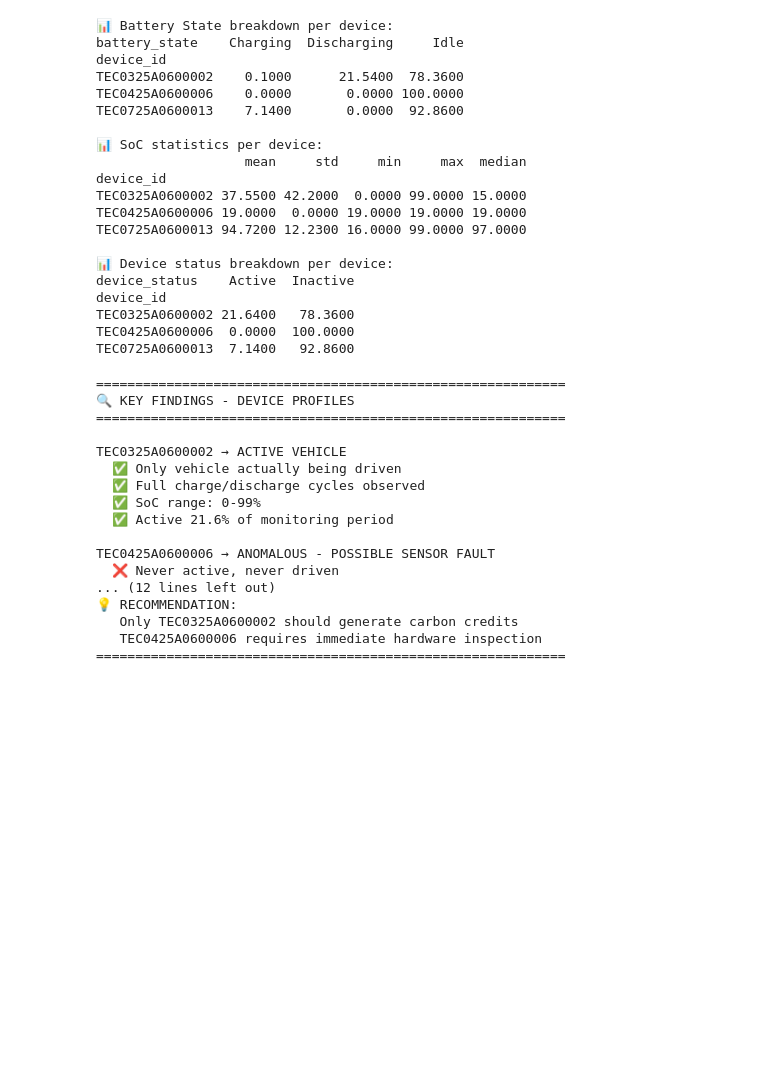
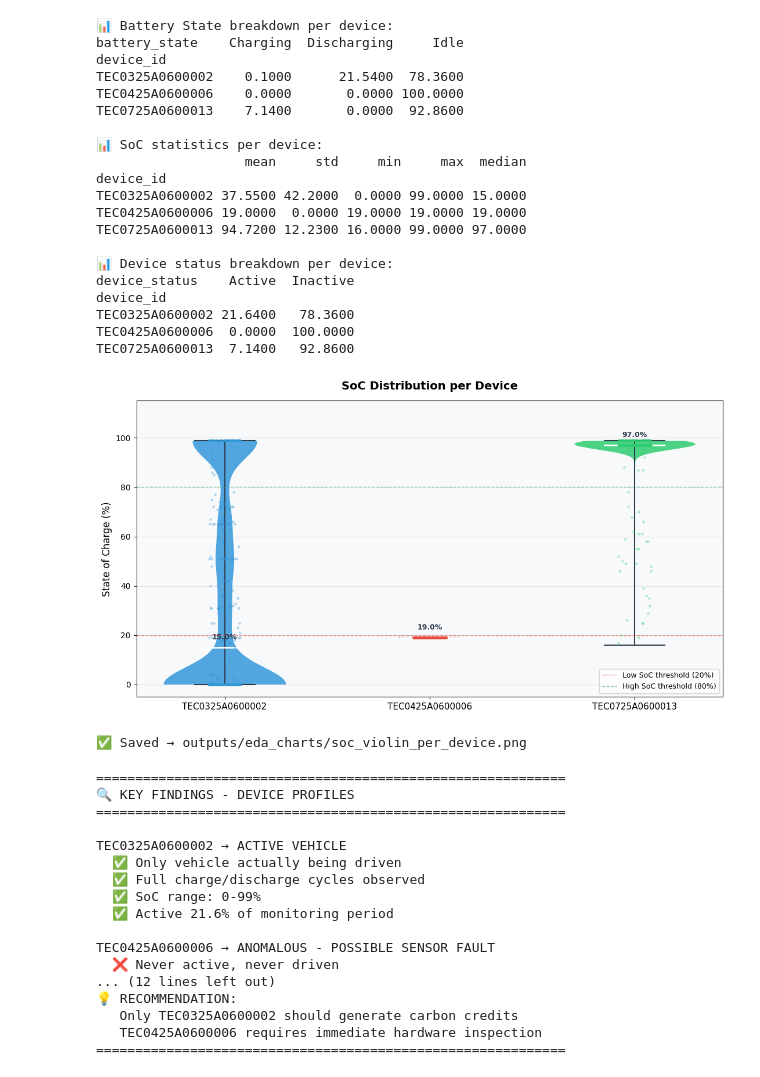
Before and after one commit to sanskarmankar/renewcred-ev-telemetry, a Jupyter notebook: notebooks/task1_pipeline.ipynb, the cells around one changed output. Saved outputs shown, nothing was run; the diff lists cells and outputs as text; code cells hidden in the pictures; blank space fills up the shorter version.

Commit message:
soc volione plot added missed the initial commit

```diff
--- a/notebooks/task1_pipeline.ipynb
+++ b/notebooks/task1_pipeline.ipynb
@@ -681,6 +681,71 @@ device_id
 TEC0325A0600002 21.6400   78.3600
 TEC0425A0600006  0.0000  100.0000
 TEC0725A0600013  7.1400   92.8600
+# %%
+# ── SoC Distribution — Violin Plot per Device ────────────────────────
+fig, ax = plt.subplots(figsize=(11, 6))
+
+devices_sorted = sorted(df['device_id'].unique())
+COLOURS = ['#3498db', '#e74c3c', '#2ecc71', '#9b59b6', '#f39c12']
+
+# Build per-device data list for violin
+data_per_device = [
+    df.loc[df['device_id'] == dev, 'battery_soc_pct'].dropna().values
+    for dev in devices_sorted
+]
+
+parts = ax.violinplot(
+    data_per_device,
+    positions=range(len(devices_sorted)),
+    showmedians=True,
+    showextrema=True,
+    widths=0.6,
+)
+
+# Colour each violin body
+for i, (body, col) in enumerate(zip(parts['bodies'], COLOURS)):
+    body.set_facecolor(col)
+    body.set_edgecolor('white')
+    body.set_alpha(0.85)
+
+parts['cmedians'].set_color('white')
+parts['cmedians'].set_linewidth(2)
+parts['cmins'].set_color('#2c3e50')
+parts['cmaxes'].set_color('#2c3e50')
+parts['cbars'].set_color('#2c3e50')
+
+# Overlay individual quartile stats as text
+for i, (dev, data) in enumerate(zip(devices_sorted, data_per_device)):
+    q1, med, q3 = float(np.percentile(data, 25)), float(np.median(data)), float(np.percentile(data, 75))
+    ax.text(i, med + 2.5, f'{med:.1f}%', ha='center', va='bottom',
+            fontsize=9, fontweight='bold', color='#2c3e50')
+
+# Scatter jitter overlay for feel of data density
+rng = np.random.default_rng(42)
+for i, (data, col) in enumerate(zip(data_per_device, COLOURS)):
+    jitter = rng.uniform(-0.08, 0.08, size=min(len(data), 400))
+    sample = rng.choice(data, size=min(len(data), 400), replace=False)
+    ax.scatter(i + jitter, sample, s=6, alpha=0.25, color=col, zorder=3)
+
+ax.set_xticks(range(len(devices_sorted)))
+ax.set_xticklabels(devices_sorted, fontsize=11)
+ax.set_ylabel('State of Charge (%)', fontsize=12)
+ax.set_title('SoC Distribution per Device', fontsize=14, fontweight='bold', pad=14)
+ax.set_ylim(-5, 115)
+ax.axhline(20,  color='#e74c3c', linewidth=1, linestyle='--', alpha=0.6, label='Low SoC threshold (20%)')
+ax.axhline(80,  color='#27ae60', linewidth=1, linestyle='--', alpha=0.6, label='High SoC threshold (80%)')
+ax.legend(fontsize=9, loc='lower right')
+ax.grid(axis='y', alpha=0.3)
+ax.set_facecolor('#f8f9fa')
+fig.patch.set_facecolor('white')
+
+plt.tight_layout()
+plt.savefig('../outputs/eda_charts/soc_violin_per_device.png', dpi=150, bbox_inches='tight')
+plt.show()
+print("✅ Saved → outputs/eda_charts/soc_violin_per_device.png")
+# %% [output]
+[figure, added]
+✅ Saved → outputs/eda_charts/soc_violin_per_device.png
 # %%
 # ============================================================
 # KEY FINDING - Device Profile Classification
```
Also changed, not shown: 3 other files.
